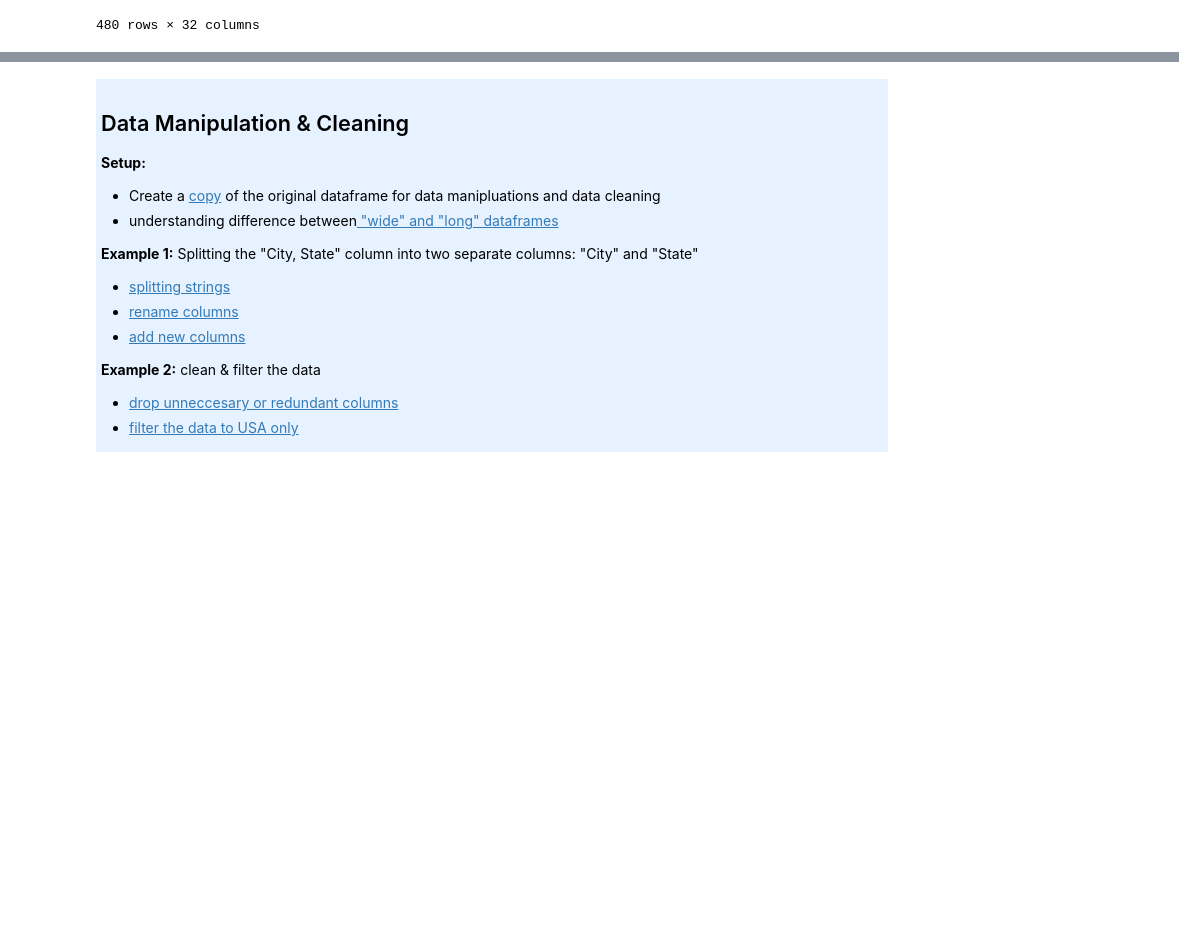
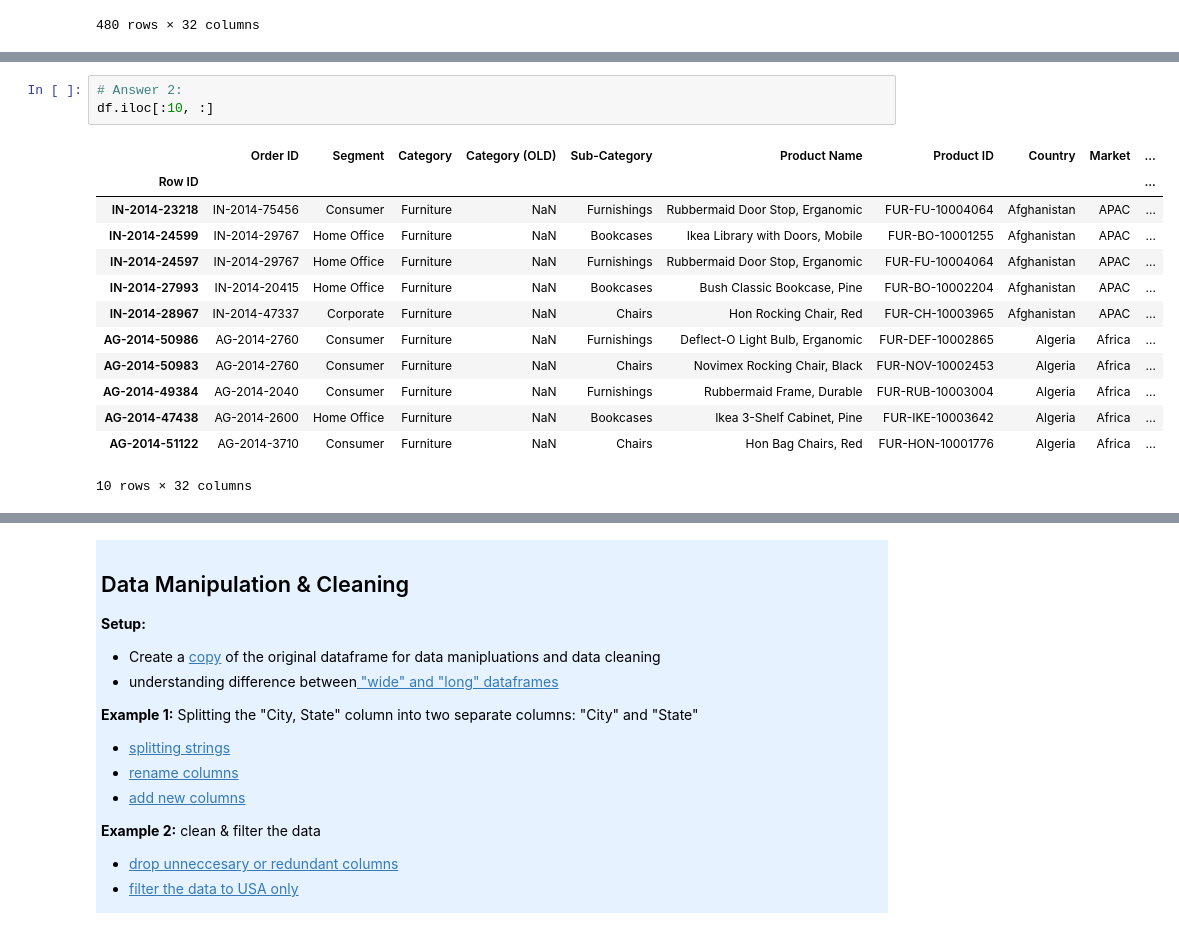
Before and after one commit to AllenInstitute/swdb_2022_python_bootcamp, a Jupyter notebook: PythonBootcamp/Introduction_to_Pandas.ipynb, the cells around one changed output, grey strips where cells are left out. Cells and saved outputs as stored; diff of their text form; blank space fills up the shorter version.

```diff
--- a/PythonBootcamp/Introduction_to_Pandas.ipynb
+++ b/PythonBootcamp/Introduction_to_Pandas.ipynb
@@ -759,0 +832,17 @@ df.loc[df['Country'].isin(countries_list)]
+# %%
+# Answer 2:
+df.iloc[:10, :]
+# %% [output]
+|  | Order ID | Segment | Category | Category (OLD) | Sub-Category | Product Name | Product ID | Country | Market | ... |
+| Row ID |  |  |  |  |  |  |  |  |  | ... |
+| IN-2014-23218 | IN-2014-75456 | Consumer | Furniture | NaN | Furnishings | Rubbermaid Door Stop, Erganomic | FUR-FU-10004064 | Afghanistan | APAC | ... |
+| IN-2014-24599 | IN-2014-29767 | Home Office | Furniture | NaN | Bookcases | Ikea Library with Doors, Mobile | FUR-BO-10001255 | Afghanistan | APAC | ... |
+| IN-2014-24597 | IN-2014-29767 | Home Office | Furniture | NaN | Furnishings | Rubbermaid Door Stop, Erganomic | FUR-FU-10004064 | Afghanistan | APAC | ... |
+| IN-2014-27993 | IN-2014-20415 | Home Office | Furniture | NaN | Bookcases | Bush Classic Bookcase, Pine | FUR-BO-10002204 | Afghanistan | APAC | ... |
+| IN-2014-28967 | IN-2014-47337 | Corporate | Furniture | NaN | Chairs | Hon Rocking Chair, Red | FUR-CH-10003965 | Afghanistan | APAC | ... |
+| AG-2014-50986 | AG-2014-2760 | Consumer | Furniture | NaN | Furnishings | Deflect-O Light Bulb, Erganomic | FUR-DEF-10002865 | Algeria | Africa | ... |
+| AG-2014-50983 | AG-2014-2760 | Consumer | Furniture | NaN | Chairs | Novimex Rocking Chair, Black | FUR-NOV-10002453 | Algeria | Africa | ... |
+| AG-2014-49384 | AG-2014-2040 | Consumer | Furniture | NaN | Furnishings | Rubbermaid Frame, Durable | FUR-RUB-10003004 | Algeria | Africa | ... |
+| AG-2014-47438 | AG-2014-2600 | Home Office | Furniture | NaN | Bookcases | Ikea 3-Shelf Cabinet, Pine | FUR-IKE-10003642 | Algeria | Africa | ... |
+| AG-2014-51122 | AG-2014-3710 | Consumer | Furniture | NaN | Chairs | Hon Bag Chairs, Red | FUR-HON-10001776 | Algeria | Africa | ... |
+10 rows × 32 columns
```
Also changed, not shown: parts of 17 cells of this notebook, 1 other file.
